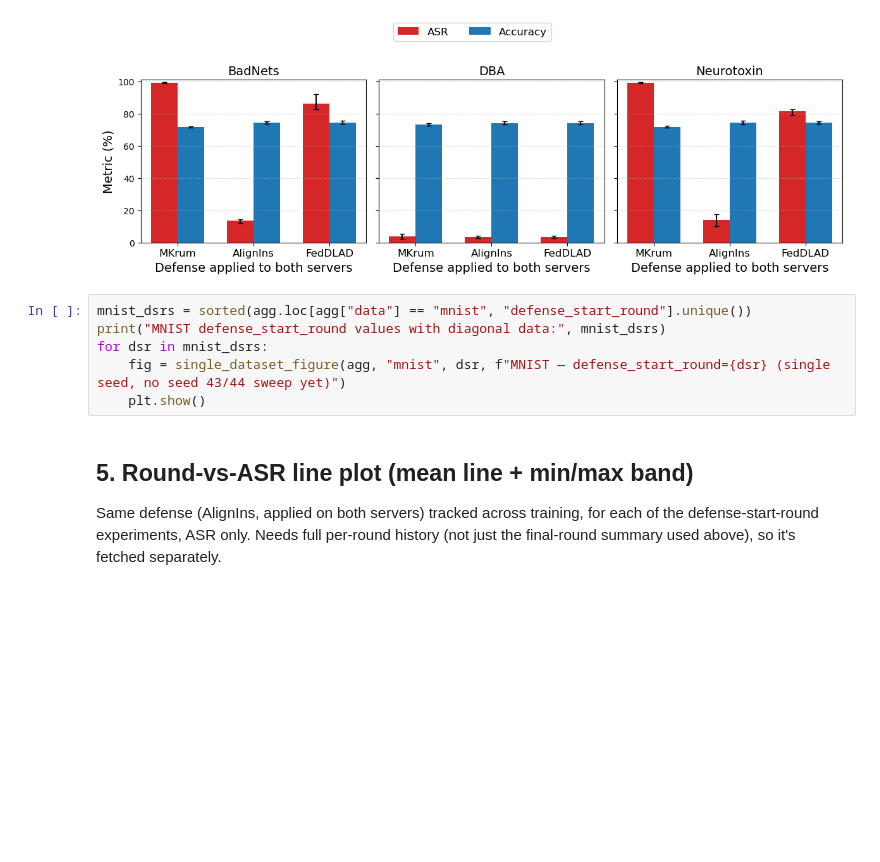
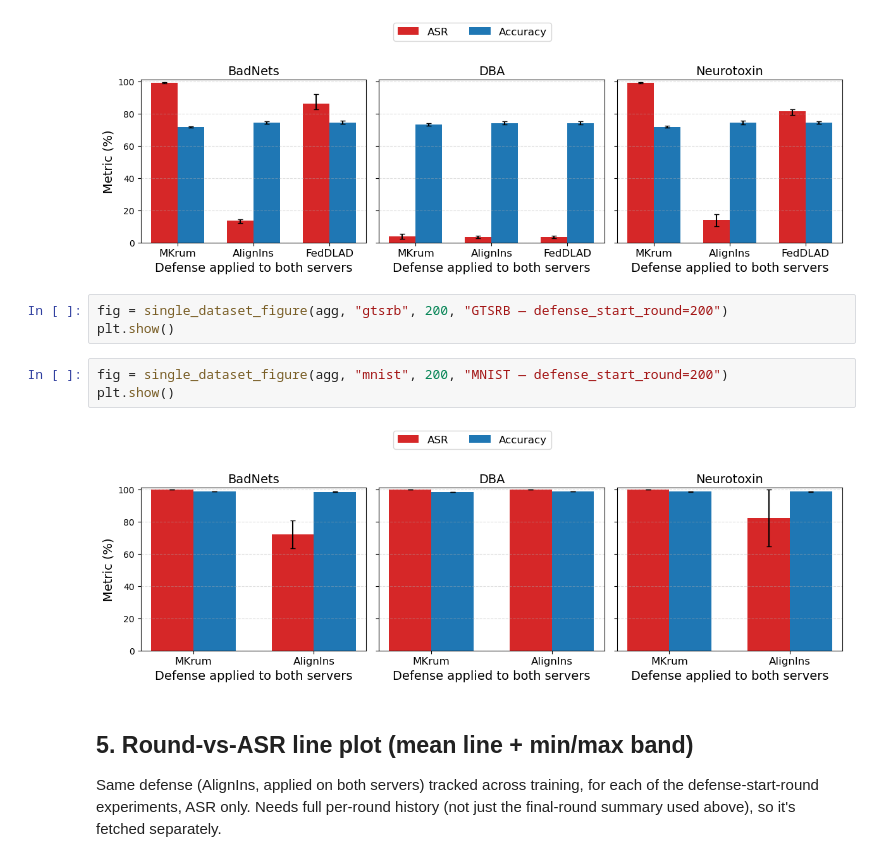
Before and after one commit to sbaresearch/PSFLBD, a Jupyter notebook: src/src_more/results/plotting_seed_avg.ipynb, the cells around one changed output. Saved outputs shown, nothing was run; the diff lists cells and outputs as text; blank space fills up the shorter version.

```diff
--- a/src/src_more/results/plotting_seed_avg.ipynb
+++ b/src/src_more/results/plotting_seed_avg.ipynb
@@ -307,12 +315,14 @@ fig = single_dataset_figure(agg, "cifar10", 200, "CIFAR-10 — defense_start_rou
 plt.show()
 # %% [output]
 [figure]
-# %%
-mnist_dsrs = sorted(agg.loc[agg["data"] == "mnist", "defense_start_round"].unique())
-print("MNIST defense_start_round values with diagonal data:", mnist_dsrs)
-for dsr in mnist_dsrs:
-    fig = single_dataset_figure(agg, "mnist", dsr, f"MNIST — defense_start_round={dsr} (single seed, no seed 43/44 sweep yet)")
-    plt.show()
+# %%
+fig = single_dataset_figure(agg, "gtsrb", 200, "GTSRB — defense_start_round=200")
+plt.show()
+# %%
+fig = single_dataset_figure(agg, "mnist", 200, "MNIST — defense_start_round=200")
+plt.show()
+# %% [output]
+[figure, added]
 # %% [markdown]
 ## 5. Round-vs-ASR line plot (mean line + min/max band)
 
```
Also changed, not shown: parts of 8 cells of this notebook, 14 other files.
